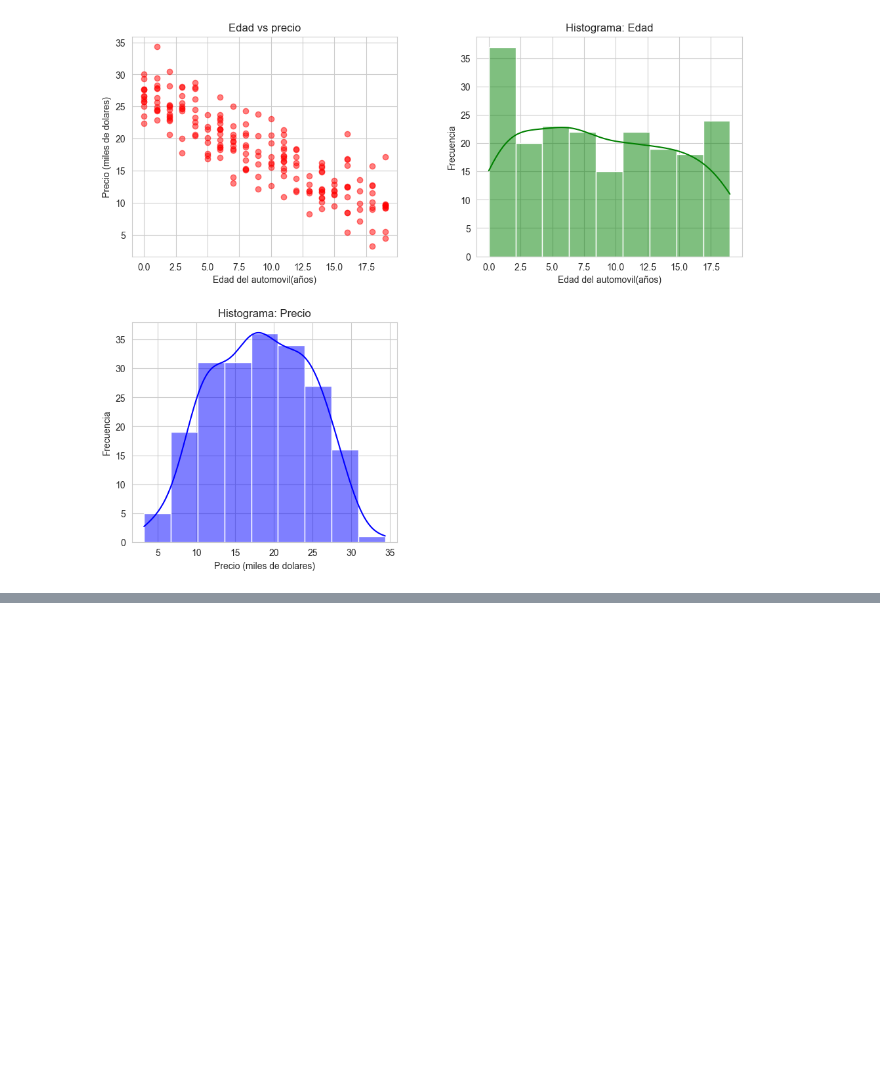
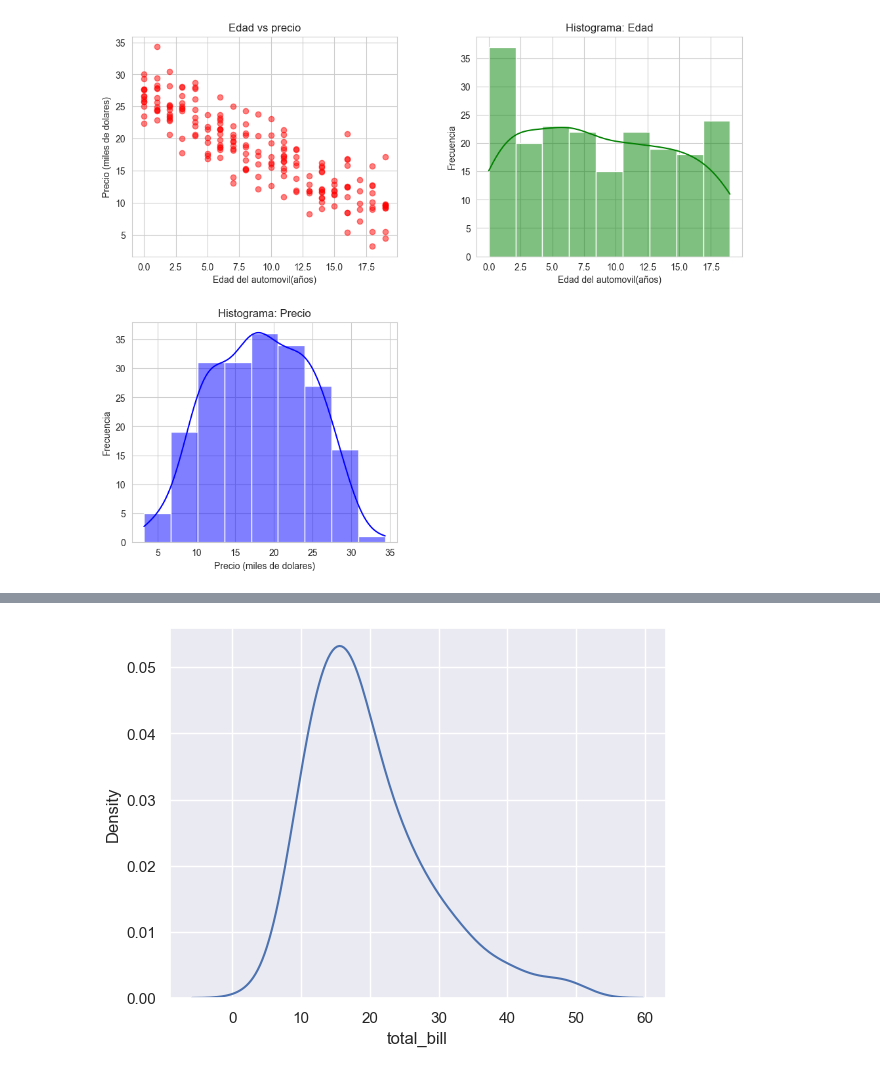
Before and after one commit to Gozv/Data_Analyst_Pandas-, a Jupyter notebook: Seaborn.ipynb, the cells around one changed output, grey strips where cells are left out. Cells and saved outputs as stored; diff of their text form; code cells hidden in the pictures; blank space fills up the shorter version.

```diff
--- a/Seaborn.ipynb
+++ b/Seaborn.ipynb
@@ -122,0 +176,5 @@ plt.show()
+# %%
+sns.kdeplot(data=df, x="total_bill")
+plt.show()
+# %% [output]
+[figure, added]
```
Also changed, not shown: parts of 17 cells of this notebook.
